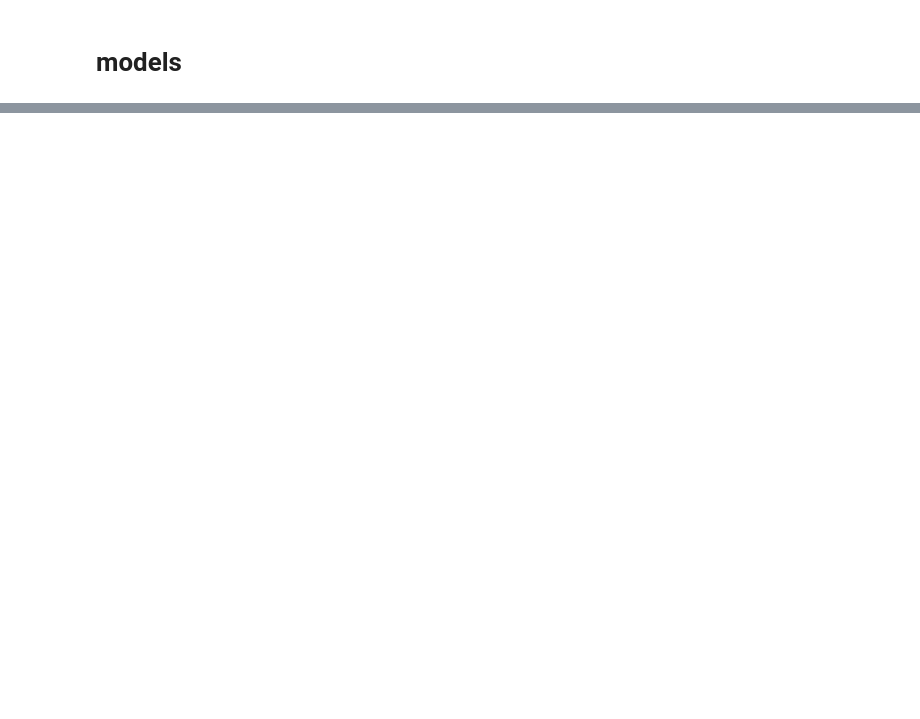
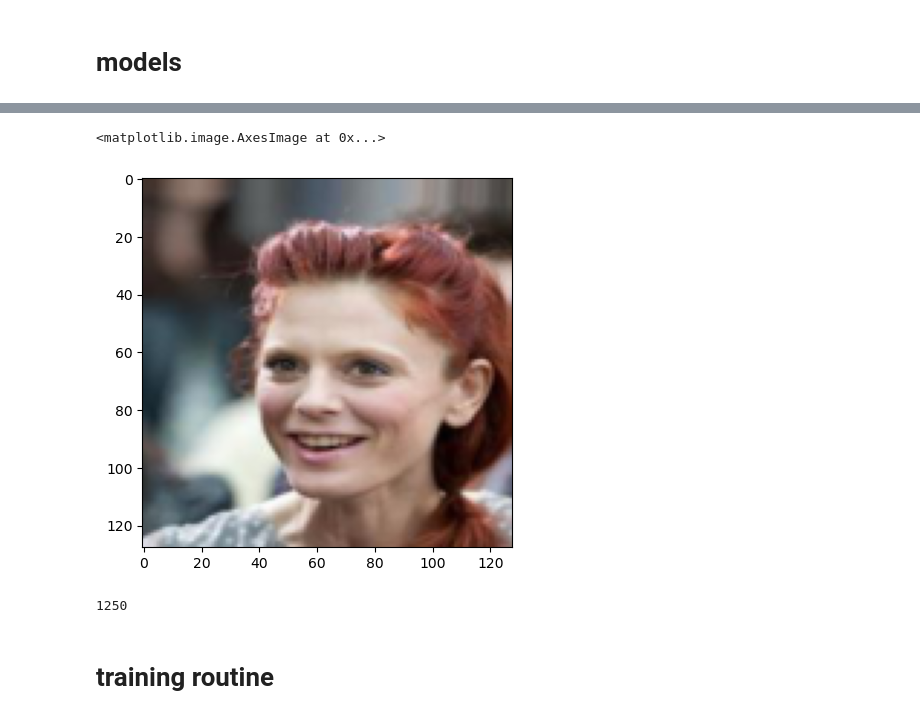
Before and after one commit to ZheRao/practice_space, a Jupyter notebook: Celebfaces-GAN/resGAN.ipynb, the cells around one changed output, grey strips where cells are left out. Saved outputs shown, nothing was run; the diff lists cells and outputs as text; code cells hidden in the pictures; blank space fills up the shorter version.

```diff
--- a/Celebfaces-GAN/resGAN.ipynb
+++ b/Celebfaces-GAN/resGAN.ipynb
@@ -23,0 +373,15 @@ def weights_init(m):
+# %%
+plt.imshow(np.transpose(torchvision.utils.make_grid(img1[:64], padding=2, normalize=True).cpu(),(1,2,0)))
+# %% [output]
+<matplotlib.image.AxesImage at 0x...>
+[figure, added]
+# %%
+batch_size = 64
+num_samples = 80000
+sampler = RandomSampler(ds,replacement=False,num_samples=num_samples)
+dataloader = DataLoader(ds,batch_size,sampler=sampler)
+len(dataloader)
+# %% [output]
+1250
+# %% [markdown]
+# training routine
```
Also changed, not shown: parts of 18 cells of this notebook.
